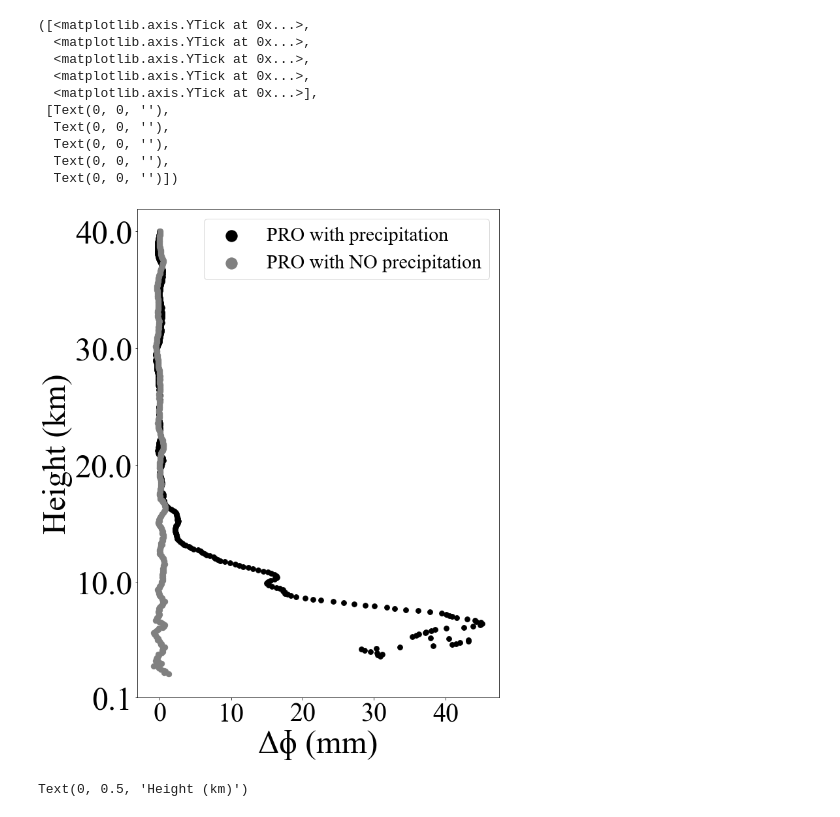
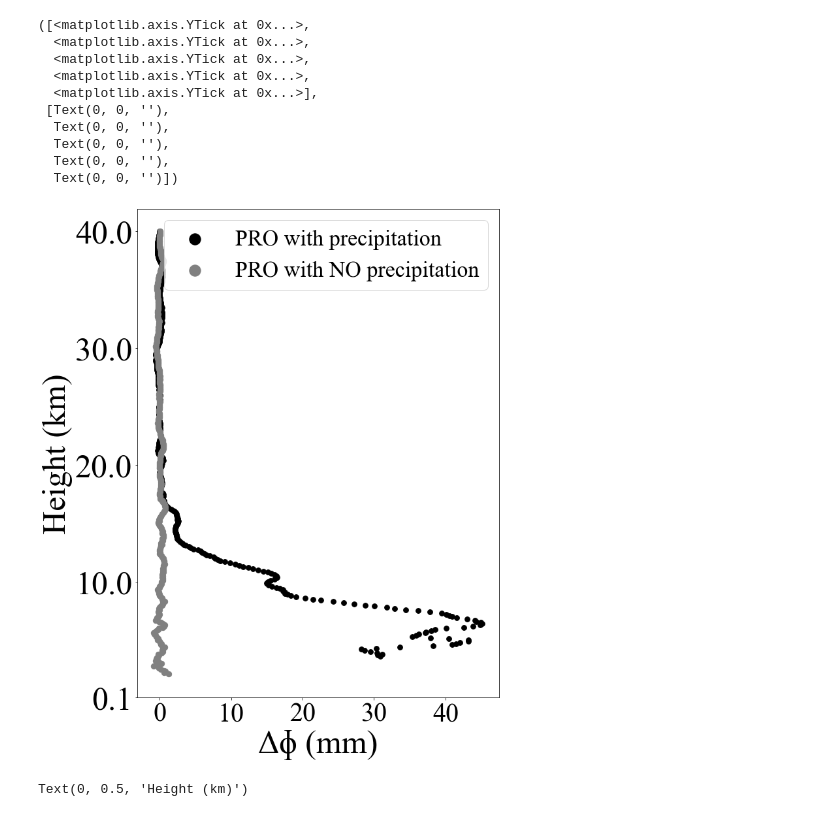
Before and after one commit to ignaciocordova/bachelor_thesis, a Jupyter notebook: Vertical Profiles.ipynb, the cells around one changed output. Drawn from its saved outputs; the diff is of its cells as text; code cells hidden in the pictures.

```diff
--- a/Vertical Profiles.ipynb
+++ b/Vertical Profiles.ipynb
@@ -15,5 +36,5 @@ df = do.clean_dataframe(df)
 # %%
-p = do.get_profile(df,331)
+p = do.get_profile(df,321)
 nop = do.get_profile(df,4)
 
 h = np.linspace(0.1,40,400)
@@ -25,35 +46,35 @@ plt.scatter(p,h,label='PRO with precipitation',s=60,c='black')
 plt.scatter(nop,h,label='PRO with NO precipitation',s=70,c='gray')
 
 lgnd = plt.legend(scatterpoints=1,
-                  prop= FontProperties(family='Times New Roman',style='normal', size=30))
+                  prop= FontProperties(family='Times New Roman',style='normal', size=34))
 
 lgnd.legendHandles[0]._sizes = [300]
 lgnd.legendHandles[1]._sizes = [300]
 
 plt.xlabel('Δɸ (mm)',
            fontproperties=font,
            fontsize=50)
 plt.ylabel('Height (km)',
            fontproperties=font,
            fontsize=50)
 
 plt.xticks(fontproperties=font,
            fontsize=40)
 plt.yticks([0.1,10,20,30,40],
            fontproperties=font,
            fontsize=50)
 # %% [output]
 ([<matplotlib.axis.YTick at 0x...>,
   <matplotlib.axis.YTick at 0x...>,
   <matplotlib.axis.YTick at 0x...>,
   <matplotlib.axis.YTick at 0x...>,
   <matplotlib.axis.YTick at 0x...>],
  [Text(0, 0, ''),
   Text(0, 0, ''),
   Text(0, 0, ''),
   Text(0, 0, ''),
   Text(0, 0, '')])
-[figure, old version]
+[figure, new version]
 # %%
 p = do.get_profile(df,331)
 nop = do.get_profile(df,4)
```
Also changed, not shown: parts of 1 cell of this notebook, 21 other files.
